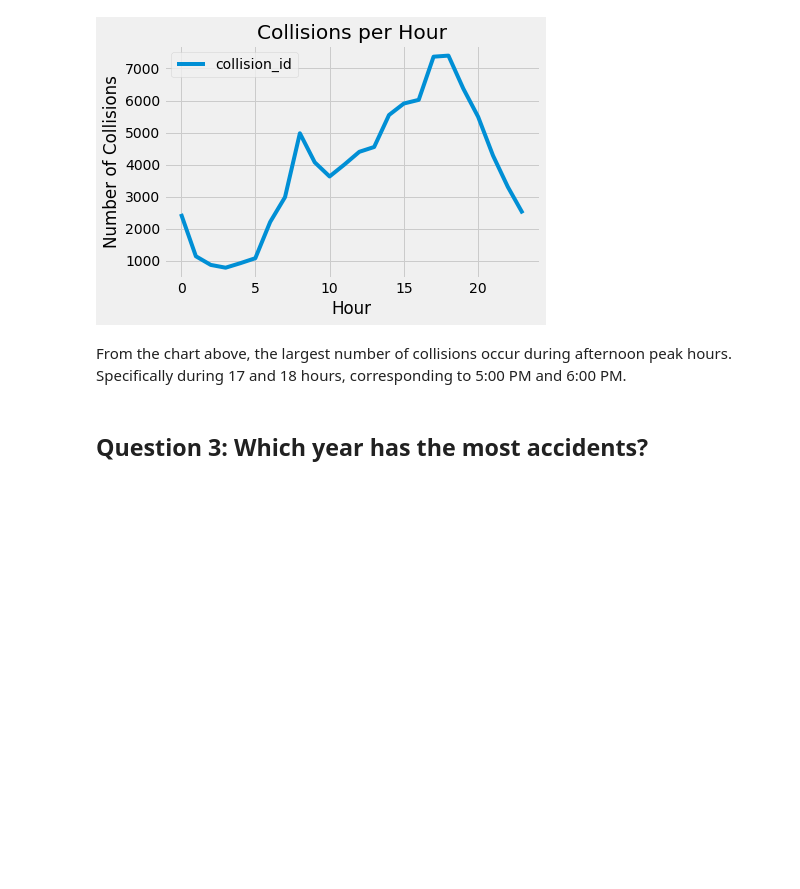
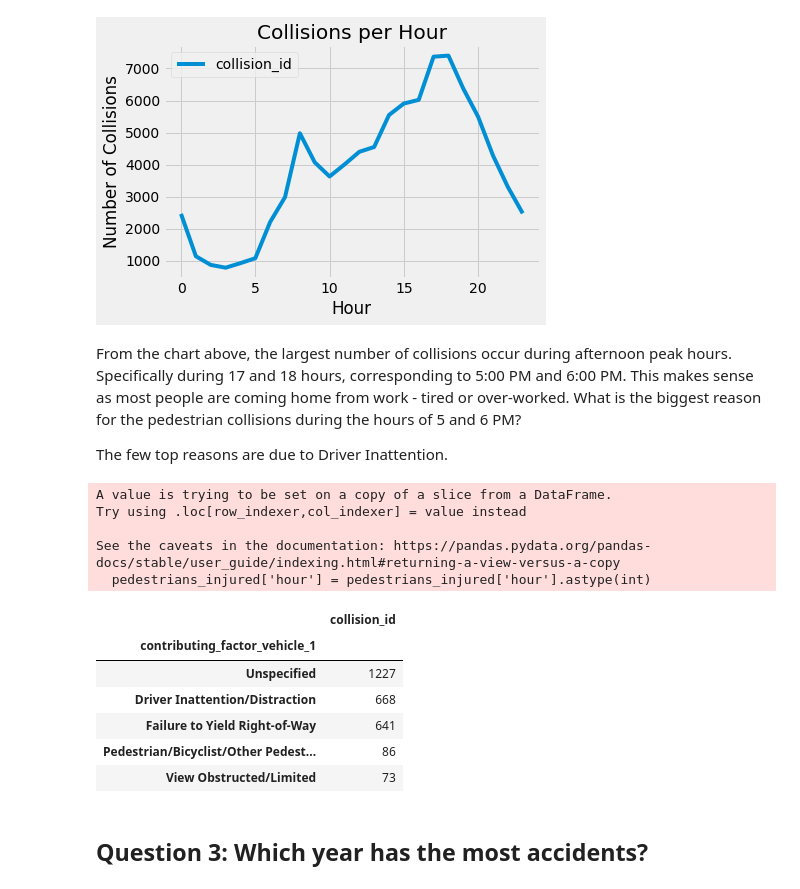
Before and after one commit to jordan-carson/data-engineering-nyc, a Jupyter notebook: src/part2_eda.ipynb, the cells around one changed output. Drawn from its saved outputs; the diff is of its cells as text; code cells hidden in the pictures; blank space fills up the shorter version.

```diff
--- a/src/part2_eda.ipynb
+++ b/src/part2_eda.ipynb
@@ -220,7 +262,32 @@ See the caveats in the documentation: https://pandas.pydata.org/pandas-docs/stab
 []
 [figure]
 # %% [markdown]
-From the chart above, the largest number of collisions occur during afternoon peak hours. Specifically during 17 and 18 hours, corresponding to 5:00 PM and 6:00 PM.
+From the chart above, the largest number of collisions occur during afternoon peak hours. Specifically during 17 and 18 hours, corresponding to 5:00 PM and 6:00 PM. This makes sense as most people are coming home from work - tired or over-worked. What is the biggest reason for the pedestrian collisions during the hours of 5 and 6 PM?
+
+The few top reasons are due to Driver Inattention.
+# %%
+pedestrians_injured = collision_df.query("(number_of_pedestrians_injured > 0 | number_of_pedestrians_killed > 0)")
+pedestrians_injured['hour'] = pedestrians_injured['hour'].astype(int)
+pedestrians_injured = pedestrians_injured[(pedestrians_injured['hour'] >= 5) & (pedestrians_injured['hour'] <= 6)]
+(pedestrians_injured
+    .groupby('contributing_factor_vehicle_1')
+    .agg({'collision_id': len})
+    .sort_values(by='collision_id', ascending=False)
+    .head(5)
+)
+# %% [output]
+A value is trying to be set on a copy of a slice from a DataFrame.
+Try using .loc[row_indexer,col_indexer] = value instead
+
+See the caveats in the documentation: https://pandas.pydata.org/pandas-docs/stable/user_guide/indexing.html#returning-a-view-versus-a-copy
+  pedestrians_injured['hour'] = pedestrians_injured['hour'].astype(int)
+|  | collision_id |
+| contributing_factor_vehicle_1 |  |
+| Unspecified | 1227 |
+| Driver Inattention/Distraction | 668 |
+| Failure to Yield Right-of-Way | 641 |
+| Pedestrian/Bicyclist/Other Pedest... | 86 |
+| View Obstructed/Limited | 73 |
 # %% [markdown]
 ## Question 3: Which year has the most accidents?
 # %%
```
Also changed, not shown: parts of 17 cells of this notebook, 4 other files.
